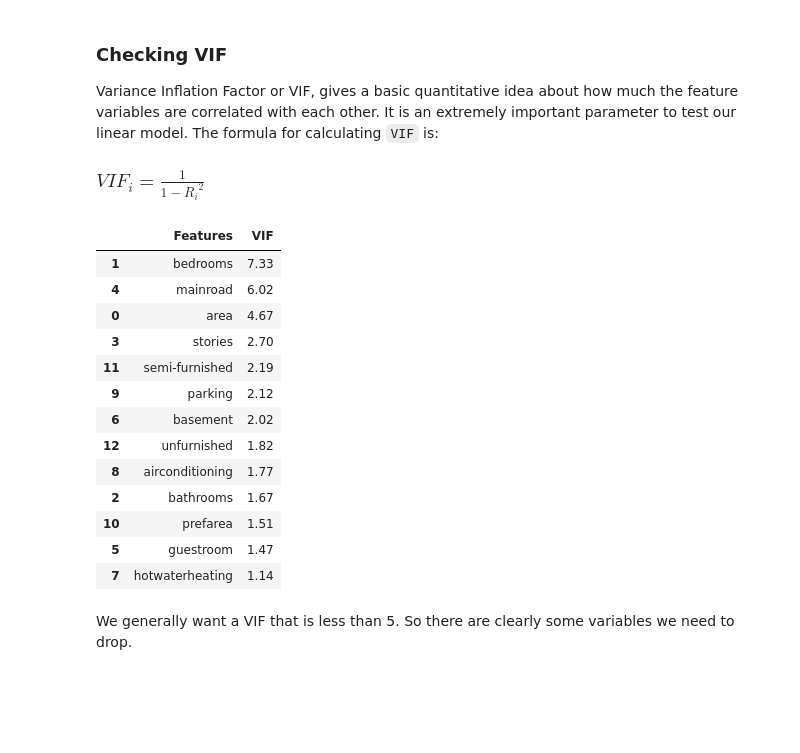
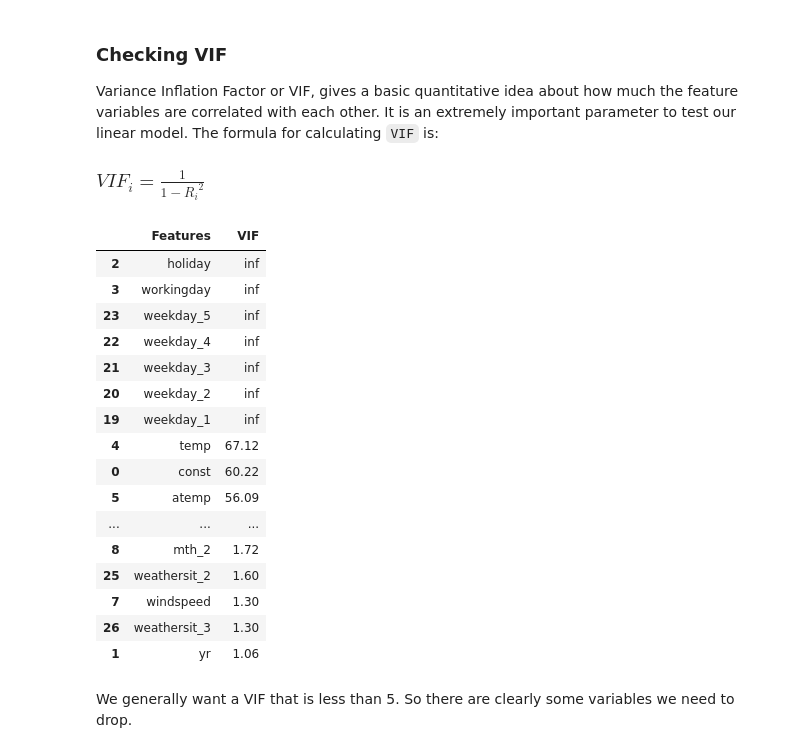
Before and after one commit to gautaman8/BikeCaseStudy, a Jupyter notebook: BoomBikes.ipynb, the cells around one changed output. Drawn from its saved outputs; the diff is of its cells as text; code cells hidden in the pictures; blank space fills up the shorter version.

```diff
--- a/BoomBikes.ipynb
+++ b/BoomBikes.ipynb
@@ -47,6 +47,9 @@ import pandas as pd
 !python3 --version
 # %% [output]
 Python 3.9.12
+# %%
+pd.options.display.max_rows = 200
+pd.options.display.max_columns = 200
 # %%
 data = pd.read_csv("day.csv")
 # %%
@@ -504,3 +508,4 @@ cols.remove('instant')
 cols.remove('casual')
 cols.remove('registered')
 cols.remove('cnt')
+cols.remove('dteday')
@@ -506,0 +516,3 @@ cols.remove('cnt')
+# %%
+X_train_lm = X_train[cols]
+print(X_train_lm)
@@ -508,7 +538,7 @@ cols.remove('cnt')
 #Build a linear model
 
 import statsmodels.api as sm
-X_train_lm = sm.add_constant(X_train[cols])
+X_train_lm = sm.add_constant(X_train_lm)
 
 lr_1 = sm.OLS(y_train, X_train_lm).fit()
 
@@ -553,26 +599,29 @@ from statsmodels.stats.outliers_influence import variance_inflation_factor
 # %%
 # Create a dataframe that will contain the names of all the feature variables and their respective VIFs
 vif = pd.DataFrame()
-vif['Features'] = X_train.columns
-vif['VIF'] = [variance_inflation_factor(X_train.values, i) for i in range(X_train.shape[1])]
+vif['Features'] = X_train_lm.columns
+vif['VIF'] = [variance_inflation_factor(X_train_lm.values, i) for i in range(X_train_lm.shape[1])]
 vif['VIF'] = round(vif['VIF'], 2)
 vif = vif.sort_values(by = "VIF", ascending = False)
 vif
 # %% [output]
 |  | Features | VIF |
-| 1 | bedrooms | 7.33 |
-| 4 | mainroad | 6.02 |
-| 0 | area | 4.67 |
-| 3 | stories | 2.70 |
-| 11 | semi-furnished | 2.19 |
-| 9 | parking | 2.12 |
-| 6 | basement | 2.02 |
-| 12 | unfurnished | 1.82 |
-| 8 | airconditioning | 1.77 |
-| 2 | bathrooms | 1.67 |
-| 10 | prefarea | 1.51 |
-| 5 | guestroom | 1.47 |
-| 7 | hotwaterheating | 1.14 |
+| 2 | holiday | inf |
+| 3 | workingday | inf |
+| 23 | weekday_5 | inf |
+| 22 | weekday_4 | inf |
+| 21 | weekday_3 | inf |
+| 20 | weekday_2 | inf |
+| 19 | weekday_1 | inf |
+| 4 | temp | 67.12 |
+| 0 | const | 60.22 |
+| 5 | atemp | 56.09 |
+| ... | ... | ... |
+| 8 | mth_2 | 1.72 |
+| 25 | weathersit_2 | 1.60 |
+| 7 | windspeed | 1.30 |
+| 26 | weathersit_3 | 1.30 |
+| 1 | yr | 1.06 |
 # %% [markdown]
 We generally want a VIF that is less than 5. So there are clearly some variables we need to drop.
 # %% [markdown]
```
Also changed, not shown: parts of 21 cells of this notebook.
